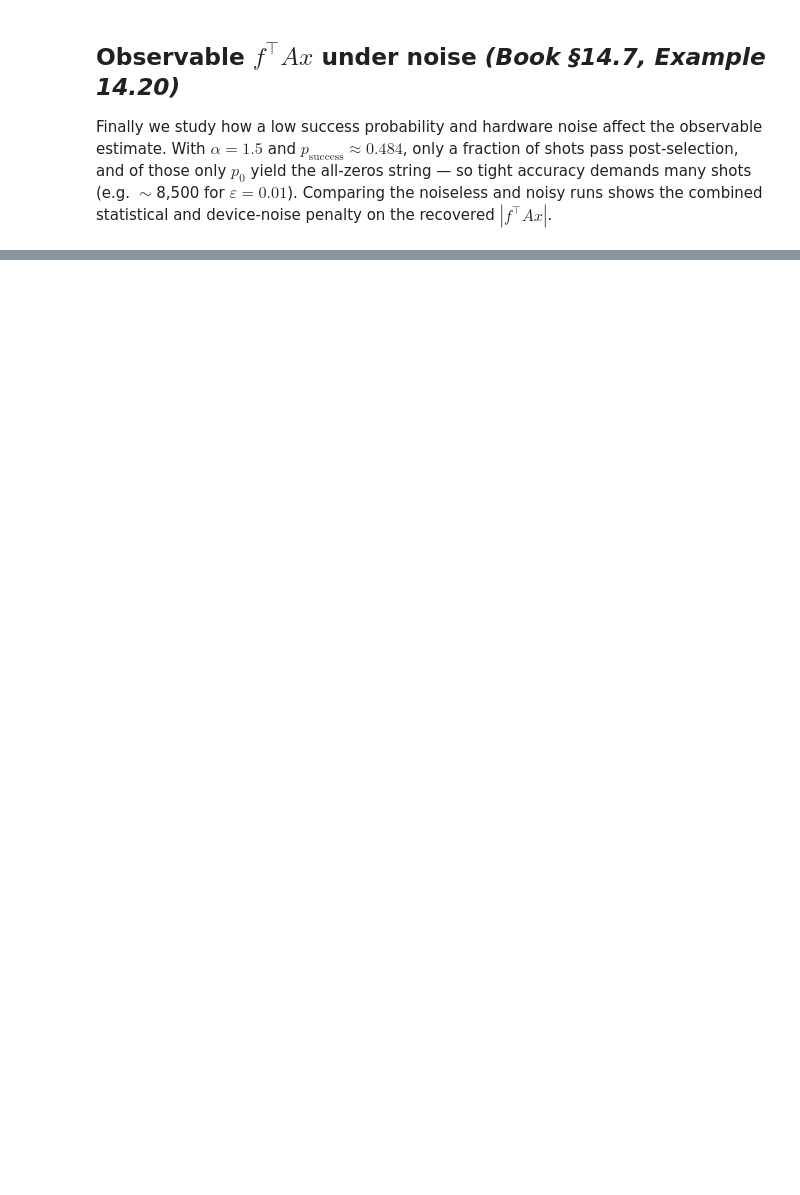
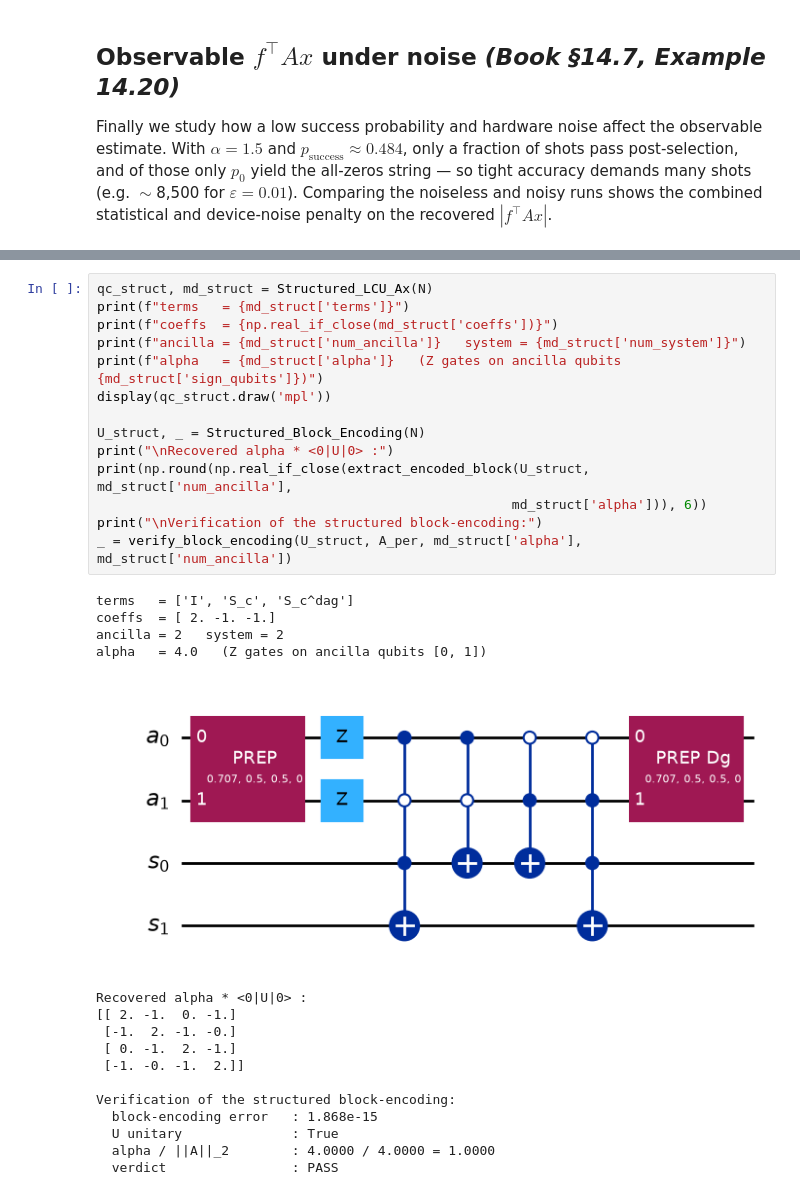
Before and after one commit to UW-ERSL/AppliedQC, a Jupyter notebook: Chapter14_MatrixEncoding_notebook.ipynb, the cells around one changed output, grey strips where cells are left out. Saved outputs shown, nothing was run; the diff lists cells and outputs as text; blank space fills up the shorter version.

```diff
--- a/Chapter14_MatrixEncoding_notebook.ipynb
+++ b/Chapter14_MatrixEncoding_notebook.ipynb
@@ -803,0 +946,31 @@ Success_prob (With noise): 0.4457
+# %%
+qc_struct, md_struct = Structured_LCU_Ax(N)
+print(f"terms   = {md_struct['terms']}")
+print(f"coeffs  = {np.real_if_close(md_struct['coeffs'])}")
+print(f"ancilla = {md_struct['num_ancilla']}   system = {md_struct['num_system']}")
+print(f"alpha   = {md_struct['alpha']}   (Z gates on ancilla qubits {md_struct['sign_qubits']})")
+display(qc_struct.draw('mpl'))
+
+U_struct, _ = Structured_Block_Encoding(N)
+print("\nRecovered alpha * <0|U|0> :")
+print(np.round(np.real_if_close(extract_encoded_block(U_struct, md_struct['num_ancilla'],
+                                                     md_struct['alpha'])), 6))
+print("\nVerification of the structured block-encoding:")
+_ = verify_block_encoding(U_struct, A_per, md_struct['alpha'], md_struct['num_ancilla'])
+# %% [output]
+terms   = ['I', 'S_c', 'S_c^dag']
+coeffs  = [ 2. -1. -1.]
+ancilla = 2   system = 2
+alpha   = 4.0   (Z gates on ancilla qubits [0, 1])
+[figure, added]
+Recovered alpha * <0|U|0> :
+[[ 2. -1.  0. -1.]
+ [-1.  2. -1. -0.]
+ [ 0. -1.  2. -1.]
+ [-1. -0. -1.  2.]]
+
+Verification of the structured block-encoding:
+  block-encoding error   : 1.868e-15
+  U unitary              : True
+  alpha / ||A||_2        : 4.0000 / 4.0000 = 1.0000
+  verdict                : PASS
```
Also changed, not shown: parts of 26 cells of this notebook, 3 other files.
